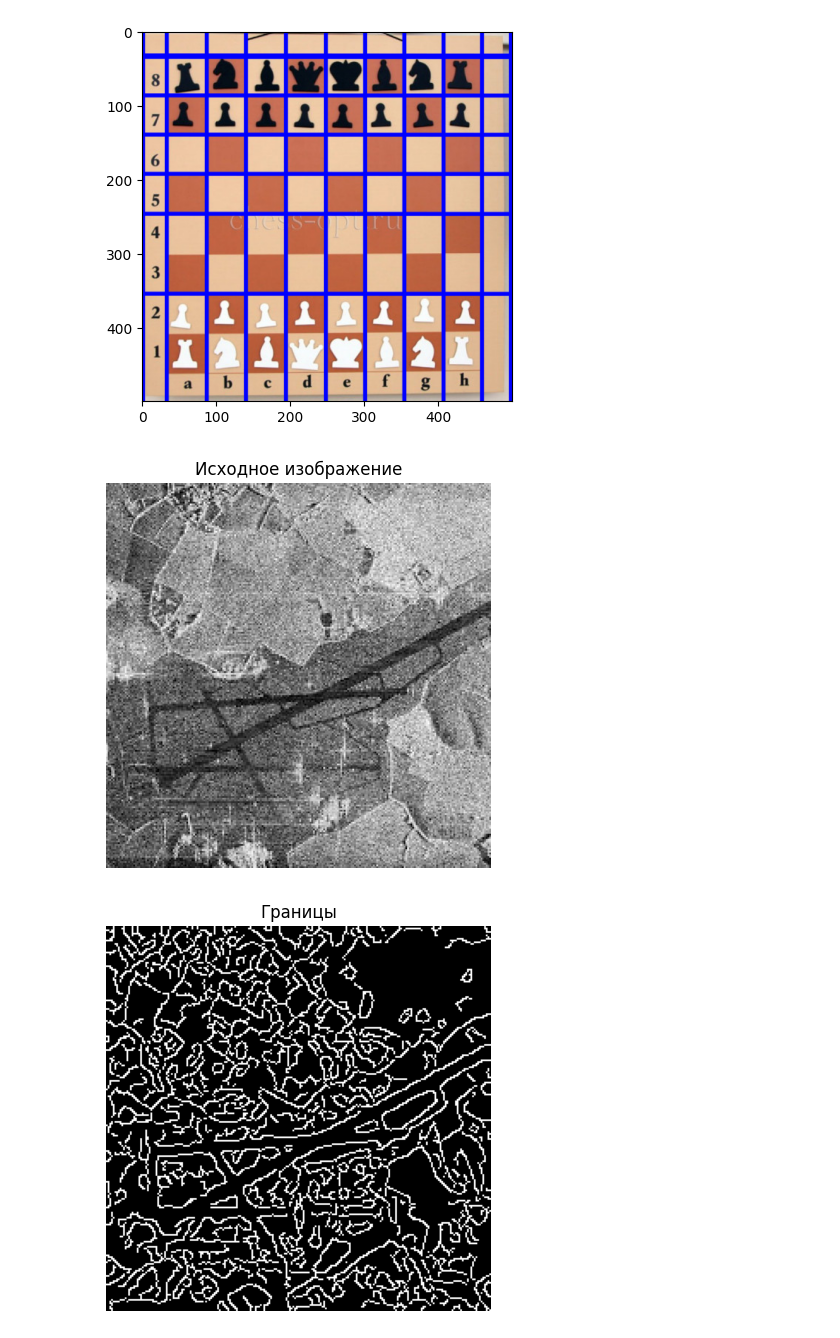
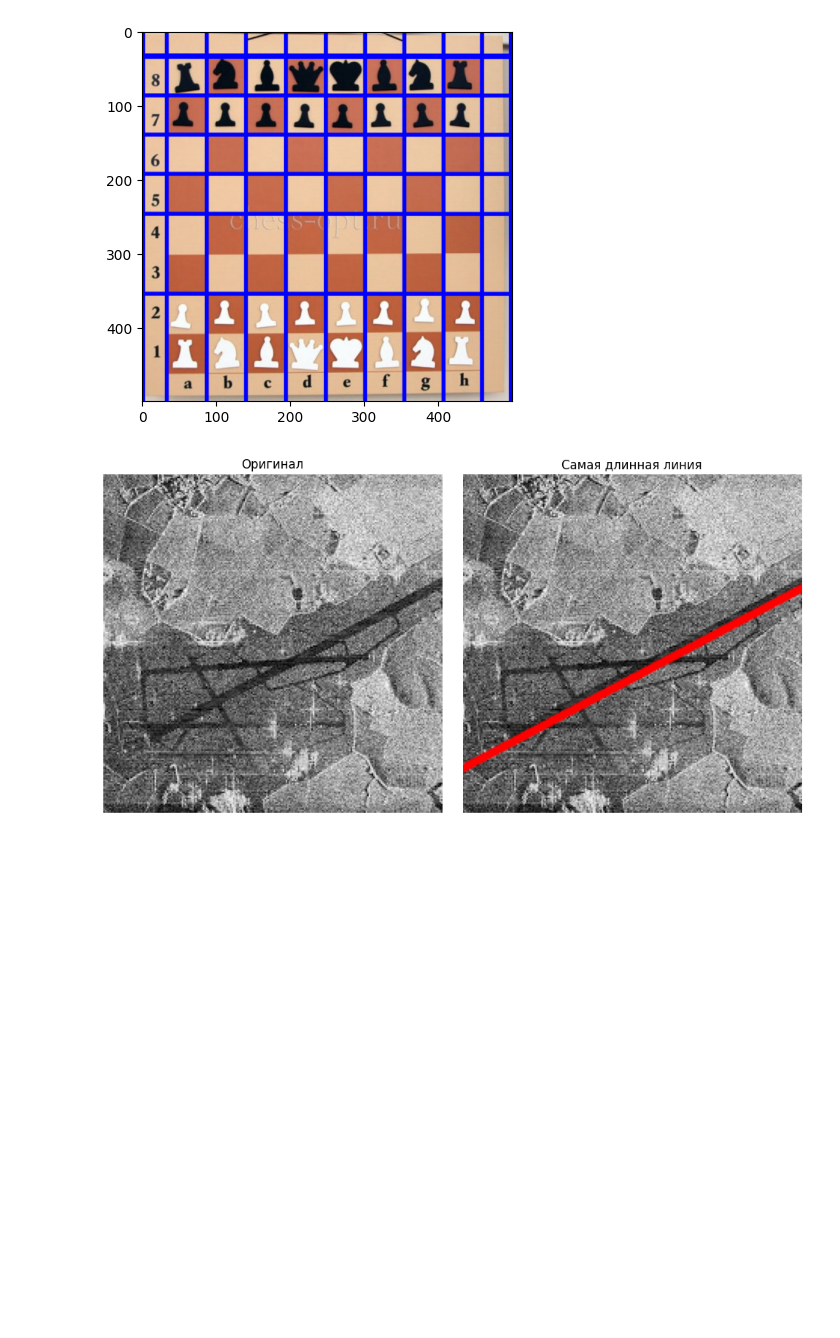
Before and after one commit to MaRiVaNa129/ImageProcessing_labs, a Jupyter notebook: lab_3/DE_IP_2024_Task_3.ipynb, the cells around one changed output. Saved outputs shown, nothing was run; the diff lists cells and outputs as text; code cells hidden in the pictures; blank space fills up the shorter version.

```diff
--- a/lab_3/DE_IP_2024_Task_3.ipynb
+++ b/lab_3/DE_IP_2024_Task_3.ipynb
@@ -121,49 +121,53 @@ plt.imshow(image)
 # %%
 # 1. Для изображения sar_3.jpg найти наиболее протяженный участок
 # (выделить линии при помощи преобразования Хафа)
 import cv2
 import numpy as np
 import matplotlib.pyplot as plt
 import math
 
-image = cv2.imread('sar_3.jpg')
-image = cv2.cvtColor(image, cv2.COLOR_BGR2RGB)
-image_gray = cv2.cvtColor(image, cv2.COLOR_RGB2GRAY)
-plt.figure(figsize=(15, 5))
-plt.imshow(image)
-plt.title('Исходное изображение')
+# Загрузка изображения
+img = cv2.imread('sar_3.jpg')
+img_with_line = img.copy()
+
+gray = cv2.cvtColor(img, cv2.COLOR_BGR2GRAY)
+gray_blurred = cv2.GaussianBlur(gray, (5, 5), 3)
+
+edges = cv2.Canny(gray_blurred, threshold1=50, threshold2=100, apertureSize=3)
+
+detected_lines = cv2.HoughLines(edges, rho=1, theta=np.pi/180, threshold=110)
+
+if detected_lines is not None:
+    longest_length = 0
+    line_start, line_end = None, None
+
+    for line in detected_lines:
+        rho, theta = line[0]
+        cos_t, sin_t = math.cos(theta), math.sin(theta)
+        x0, y0 = cos_t * rho, sin_t * rho
+        pt1 = (int(x0 + 1000 * -sin_t), int(y0 + 1000 * cos_t))
+        pt2 = (int(x0 - 1000 * -sin_t), int(y0 - 1000 * cos_t))
+        line_len = np.hypot(pt2[0] - pt1[0], pt2[1] - pt1[1])
+
+        if line_len > longest_length:
+            longest_length = line_len
+            line_start, line_end = pt1, pt2
+
+    if line_start is not None and line_end is not None:
+        cv2.line(img_with_line, line_start, line_end, (0, 0, 255), 4, cv2.LINE_AA)
+
+plt.figure(figsize=(10, 5))
+plt.subplot(1, 2, 1)
+plt.imshow(cv2.cvtColor(img, cv2.COLOR_BGR2RGB))
+plt.title('Оригинал')
 plt.axis('off')
+
+plt.subplot(1, 2, 2)
+plt.imshow(cv2.cvtColor(img_with_line, cv2.COLOR_BGR2RGB))
+plt.title('Самая длинная линия')
+plt.axis('off')
+
+plt.tight_layout()
 plt.show()
-denoised = cv2.medianBlur(image_gray, 5)
-
-equalized = cv2.equalizeHist(denoised)
-
-blurred = cv2.GaussianBlur(equalized, (5, 5), 0)
-canny = cv2.Canny(blurred, 30, 100, apertureSize=3)
-plt.figure(figsize=(15, 5))
-plt.imshow(canny, cmap='gray')
-plt.title('Границы')
-plt.axis('off')
-plt.show()
-lines = cv2.HoughLines(canny, 1, np.pi / 70, 90)
-image_with_lines = image.copy()
-if lines is not None:
-    for i in range(0, len(lines)):
-        rho = lines[i][0][0]
-        theta = lines[i][0][1]
-        a = math.cos(theta)
-        b = math.sin(theta)
-        x0 = a * rho
-        y0 = b * rho
-        pt1 = (int(x0 + 1000*(-b)), int(y0 + 1000*(a)))
-        pt2 = (int(x0 - 1000*(-b)), int(y0 - 1000*(a)))
-        cv2.line(image_with_lines, pt1, pt2, (0, 0, 255), 3, cv2.LINE_AA)
-
-plt.figure(figsize=(15, 5))
-plt.imshow(image_with_lines)
-plt.title(f'Обнаружено линий: {len(lines) }')
-plt.axis('off')
-plt.show()
 # %% [output]
-[figure, old version]
+[figure, new version]
-[figure, removed]
```
Also changed, not shown: parts of 2 cells of this notebook.
